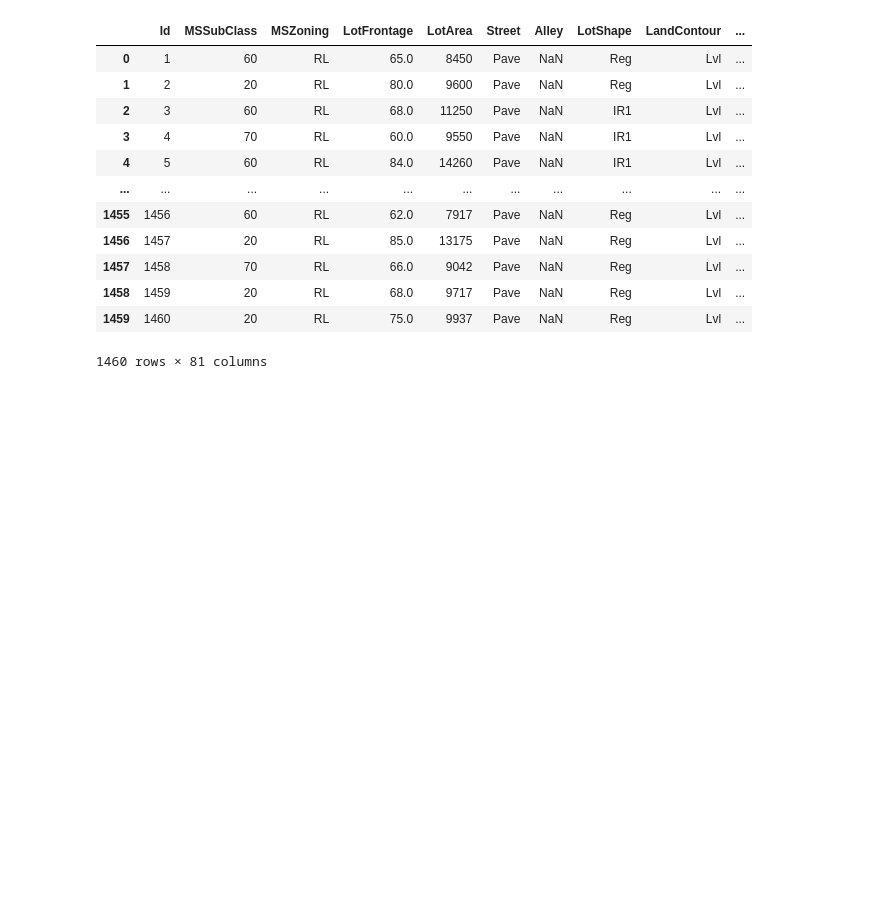
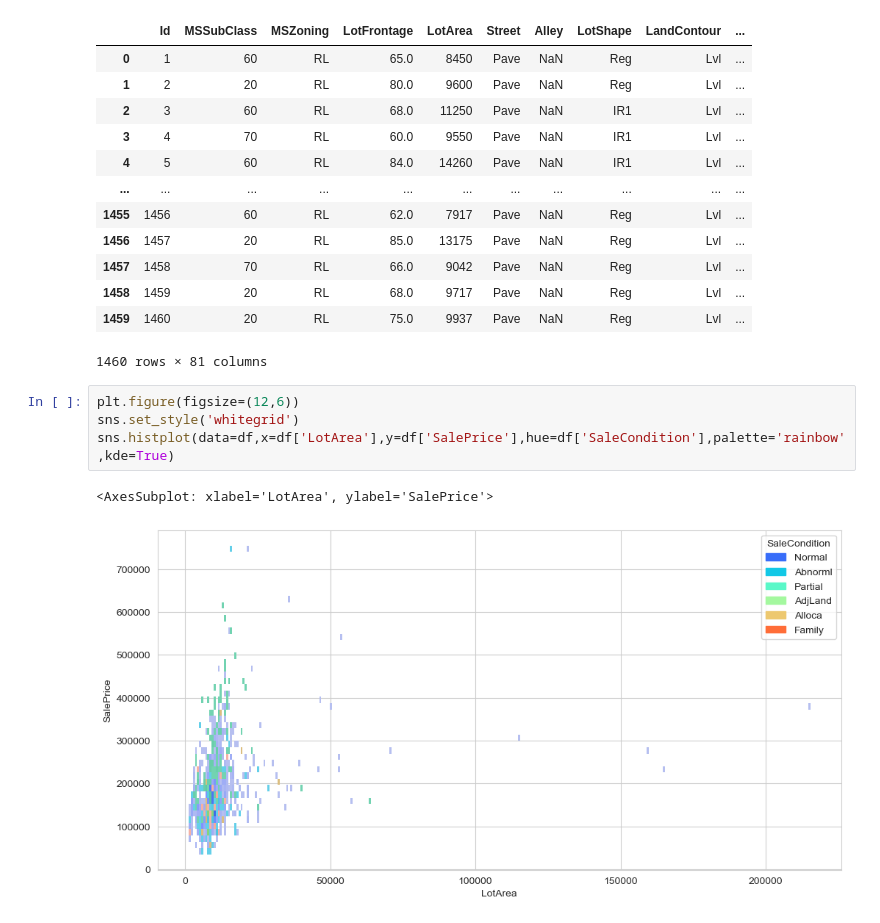
Before and after one commit to BibekRai44/Advanced-House-Price-Prediction, a Jupyter notebook: house-price-prediction.ipynb, the cells around one changed output. Saved outputs shown, nothing was run; the diff lists cells and outputs as text; blank space fills up the shorter version.

```diff
--- a/house-price-prediction.ipynb
+++ b/house-price-prediction.ipynb
@@ -35,3 +134,10 @@ df
 | 1458 | 1459 | 20 | RL | 68.0 | 9717 | Pave | NaN | Reg | Lvl | ... |
 | 1459 | 1460 | 20 | RL | 75.0 | 9937 | Pave | NaN | Reg | Lvl | ... |
 1460 rows × 81 columns
+# %%
+plt.figure(figsize=(12,6))
+sns.set_style('whitegrid')
+sns.histplot(data=df,x=df['LotArea'],y=df['SalePrice'],hue=df['SaleCondition'],palette='rainbow',kde=True)
+# %% [output]
+<AxesSubplot: xlabel='LotArea', ylabel='SalePrice'>
+[figure, added]
```
Also changed, not shown: parts of 10 cells of this notebook.
